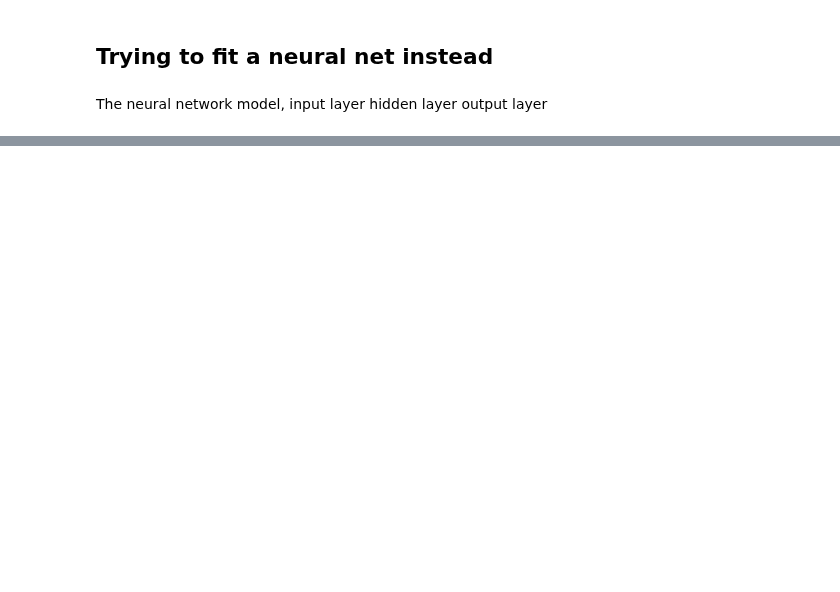
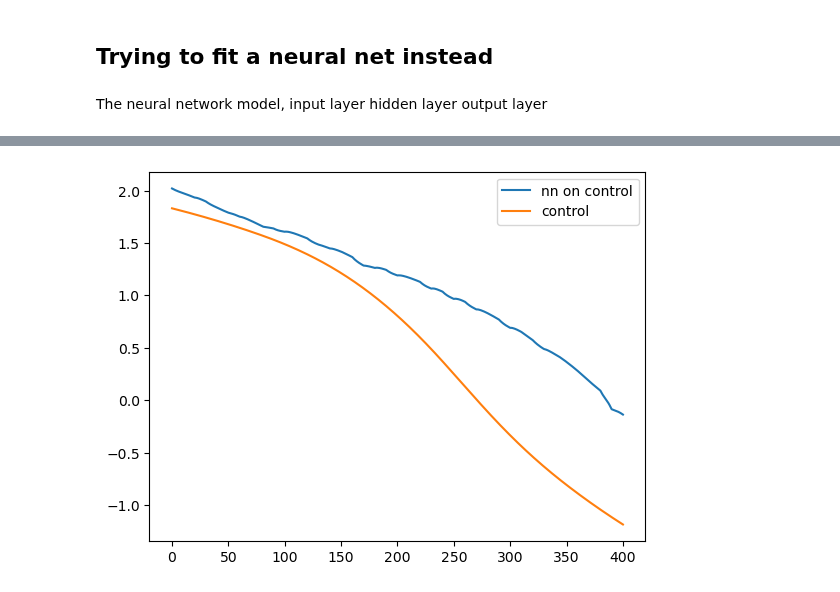
Before and after one commit to emilj610/pyworld3A3, a Jupyter notebook: J_approximation.ipynb, the cells around one changed output, grey strips where cells are left out. Saved outputs shown, nothing was run; the diff lists cells and outputs as text; code cells hidden in the pictures; blank space fills up the shorter version.

```diff
--- a/J_approximation.ipynb
+++ b/J_approximation.ipynb
@@ -269,0 +352,14 @@ error on test set: 0.002794087864458561
+# %%
+J_control = J_func(world_control.pop)
+nn_approx = np.zeros((world_control.n,1))
+
+for k in range(0, world_control.n):
+    nn_approx[k] = nn_func(model, world_control, k)
+
+
+plt.plot(nn_approx, label="nn on control")
+plt.plot(J_normalizer.transform(J_control), label="control")
+plt.legend()
+plt.show()
+# %% [output]
+[figure, added]
```
Also changed, not shown: parts of 19 cells of this notebook.
